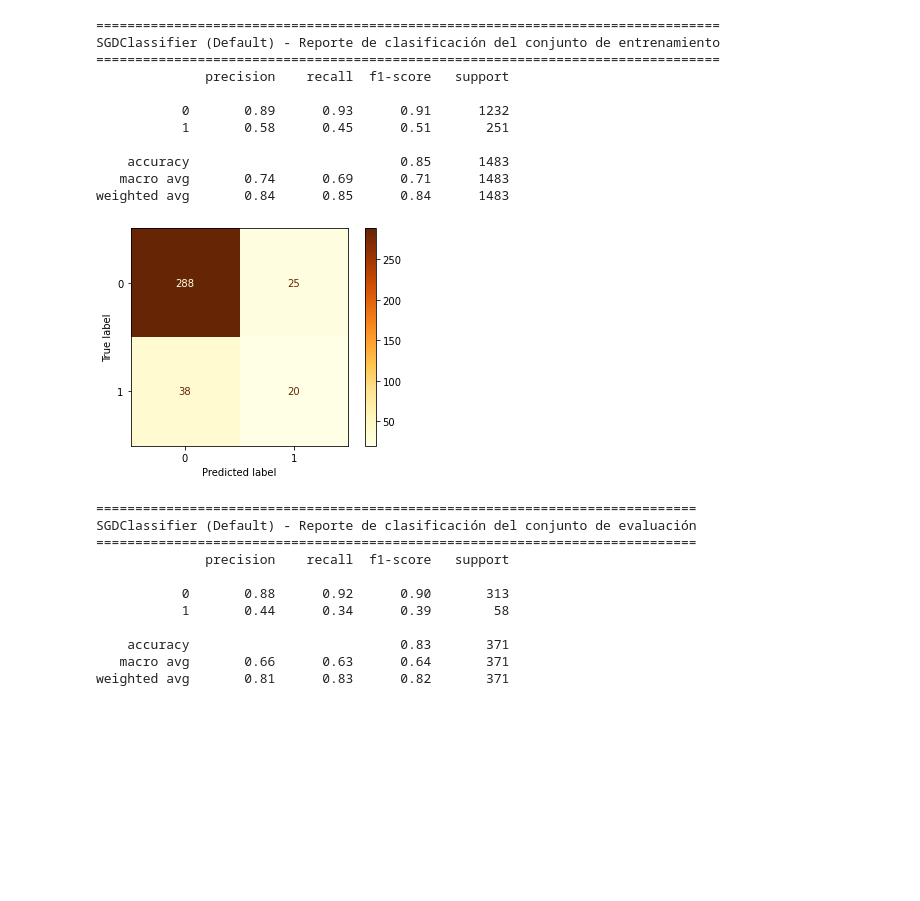
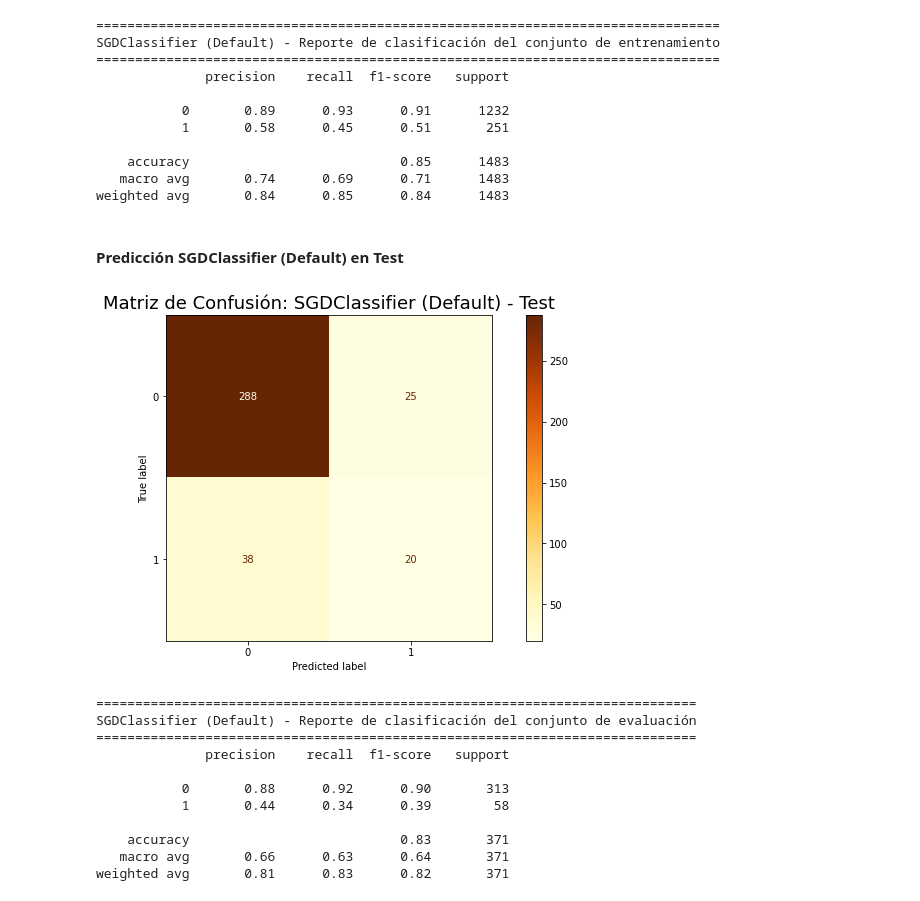
Before and after one commit to JIBarrionuevoGaltier/DiploDatos2021_Grupo_4, a Jupyter notebook: 03_IAA/Lab_2.ipynb, the cells around one changed output. Drawn from its saved outputs; the diff is of its cells as text; code cells hidden in the pictures; blank space fills up the shorter version.

```diff
--- a/03_IAA/Lab_2.ipynb
+++ b/03_IAA/Lab_2.ipynb
@@ -206,3 +214,5 @@ SGDClassifier (Default) - Reporte de clasificación del conjunto de entrenamient
     accuracy                           0.85      1483
    macro avg       0.74      0.69      0.71      1483
 weighted avg       0.84      0.85      0.84      1483
+# %% [markdown]
+#### Predicción SGDClassifier (Default) en Test
@@ -209,13 +221,13 @@ weighted avg       0.84      0.85      0.84      1483
 # %%
-y_test_pred = clf.predict(X_test)
-
 cm_test = confusion_matrix(y_test, y_test_pred)
 
 disp = ConfusionMatrixDisplay(confusion_matrix=cm_test, display_labels=clf.classes_)
-disp.plot(cmap='YlOrBr')
+fig, ax = plt.subplots(figsize=(12,6))
+ax.set_title('Matriz de Confusión: SGDClassifier (Default) - Test', fontsize=18)
+disp.plot(cmap='YlOrBr', ax=ax)
 plt.show()
 # %% [output]
-[figure, old version]
+[figure, new version]
 # %%
 # Evaluate val
 text = "SGDClassifier (Default) - Reporte de clasificación del conjunto de evaluación"
```
Also changed, not shown: parts of 67 cells of this notebook.
